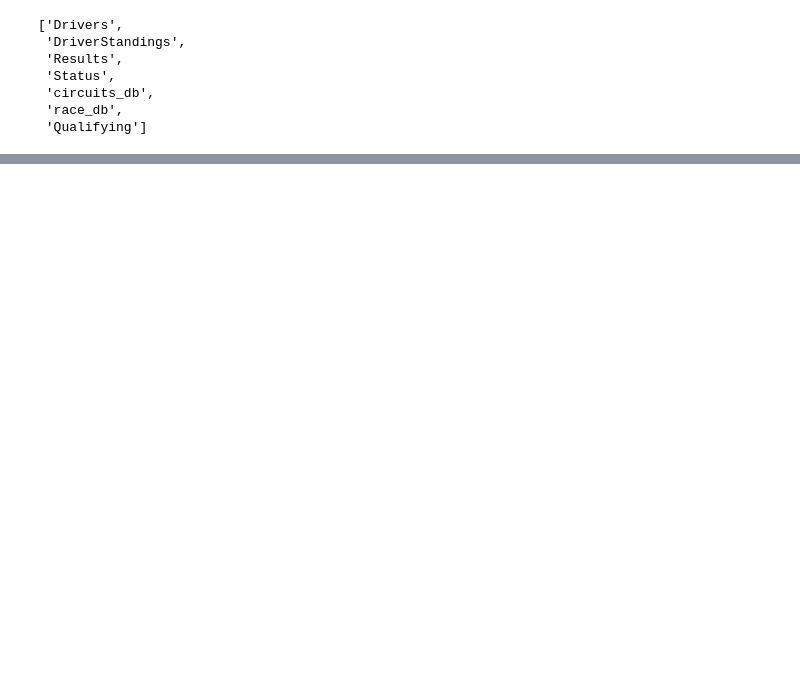
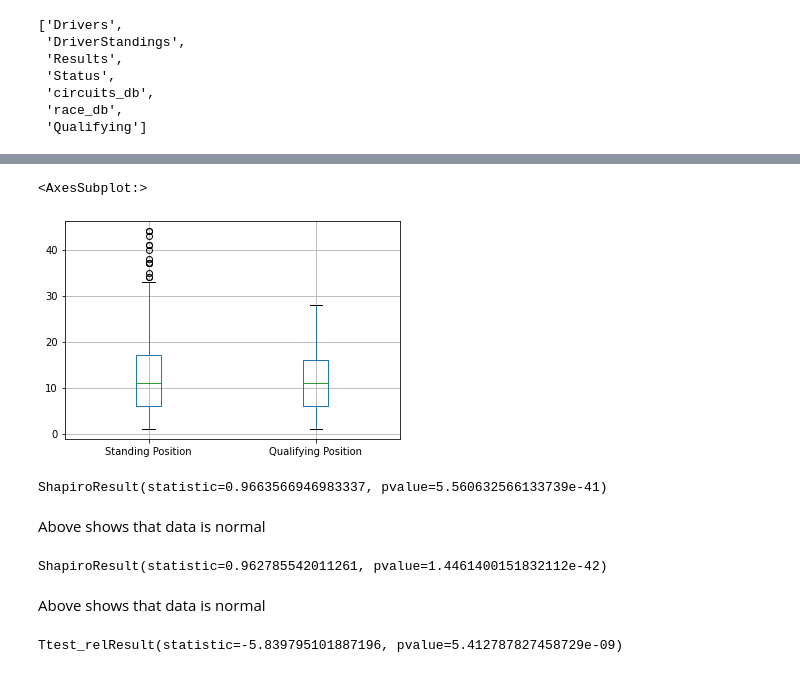
Before and after one commit to serenaremlang/Formula1_Fun, a Jupyter notebook: analysis/qualifying_analysis.ipynb, the cells around one changed output, grey strips where cells are left out. Cells and saved outputs as stored; diff of their text form; code cells hidden in the pictures; blank space fills up the shorter version.

```diff
--- a/analysis/qualifying_analysis.ipynb
+++ b/analysis/qualifying_analysis.ipynb
@@ -36,6 +37,9 @@ session = Session(engine)
 # %%
 #  Joining Driver, DriverStanding and Qualifying data
 
-driver_standings = session.query(Drivers.driverId, (Drivers.forename + ' ' + Drivers.surname).label("DriverName"), \
-    DriverStandings.driverId, DriverStandings.raceId, (DriverStandings.position).label('S_position'))\
-    .join(Drivers, DriverStandings.driverId == Drivers.driverId).subquery()
+driver_standings_position = session.query((Drivers.forename + ' ' + Drivers.surname).label("DriverName"),\
+     (DriverStandings.raceId),\
+     (DriverStandings.position).label('S_position'),\
+     (Qualifying.position).label("Q_position"))\
+        .join(Drivers, Qualifying.driverId == Drivers.driverId)\
+        .join(DriverStandings, (Qualifying.driverId == DriverStandings.driverId) & (Qualifying.raceid == DriverStandings.raceId)).all()
@@ -47,0 +72,3 @@ ArgumentError: Column expression or FROM clause expected, got <sqlalchemy.sql.se
+# %%
+df = pd.DataFrame(driver_standings_position, columns=['Driver Name', 'Race ID', 'Standing Position', 'Qualifying Position'])
+df
@@ -47,0 +101,24 @@ ArgumentError: Column expression or FROM clause expected, got <sqlalchemy.sql.se
+# %%
+# Check for outliers
+df.boxplot(column=['Standing Position', 'Qualifying Position'])
+# %% [output]
+<AxesSubplot:>
+[figure, added]
+# %%
+# Checking for normalicy
+stats.shapiro(df['Standing Position'])
+# %% [output]
+ShapiroResult(statistic=0.9663566946983337, pvalue=5.560632566133739e-41)
+# %% [markdown]
+Above shows that data is normal
+# %%
+# Checking for normalicy
+stats.shapiro(df['Qualifying Position'])
+# %% [output]
+ShapiroResult(statistic=0.962785542011261, pvalue=1.4461400151832112e-42)
+# %% [markdown]
+Above shows that data is normal
+# %%
+stats.ttest_rel(df['Qualifying Position'], df['Standing Position'])
+# %% [output]
+Ttest_relResult(statistic=-5.839795101887196, pvalue=5.412787827458729e-09)
```
Also changed, not shown: parts of 7 cells of this notebook.
